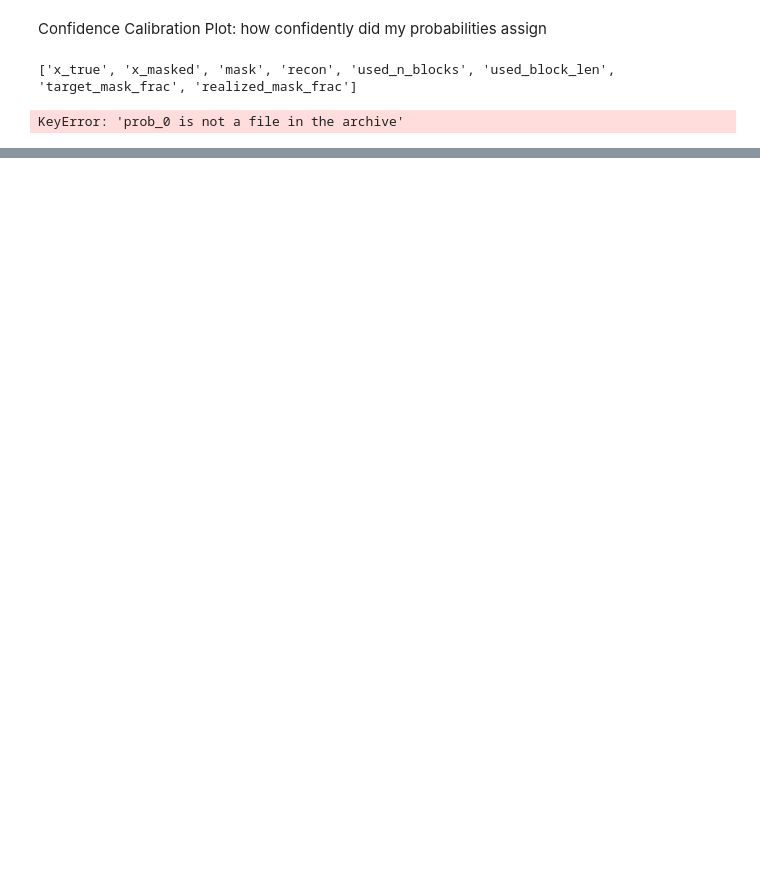
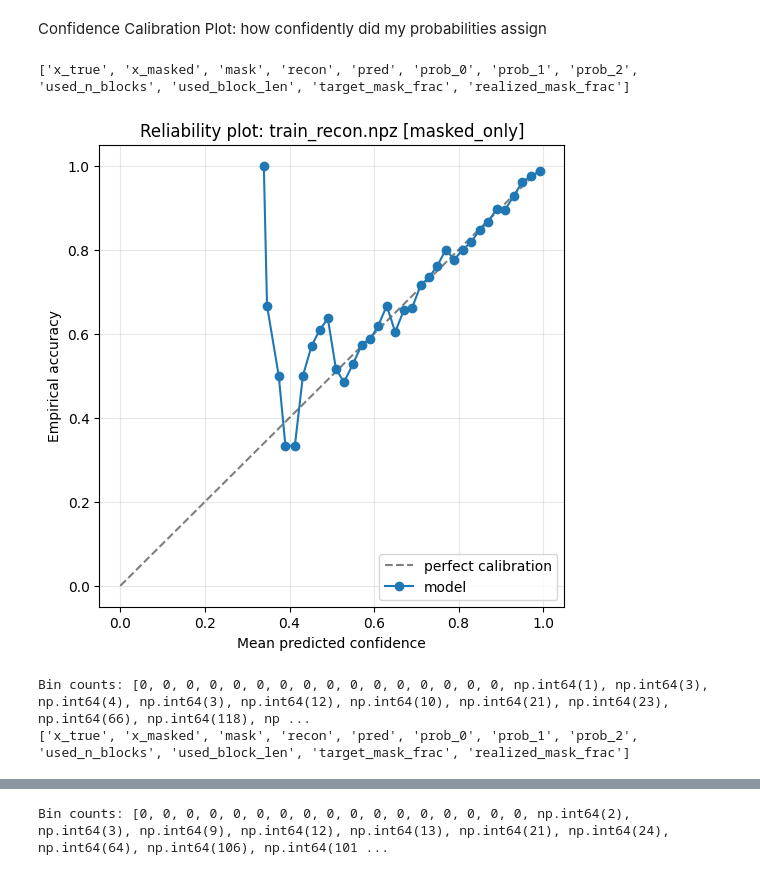
Before and after one commit to ak1376/PRS_Portability, a Jupyter notebook: notebooks/inspecting_VAE_results.ipynb, the cells around one changed output, grey strips where cells are left out. Saved outputs shown, nothing was run; the diff lists cells and outputs as text; code cells hidden in the pictures; blank space fills up the shorter version.

```diff
--- a/notebooks/inspecting_VAE_results.ipynb
+++ b/notebooks/inspecting_VAE_results.ipynb
@@ -405,7 +409,14 @@ def plot_confidence_reliability(npz_path, where="masked_only", n_bins=10):
 
     print("Bin counts:", bin_count)
 # %%
-plot_confidence_reliability(p, where="masked_only", n_bins=10)
+# Training
+plot_confidence_reliability(p, where="masked_only", n_bins=50)
+
+# Validation
+p_val = Path("/sietch_colab/akapoor/PRS_Portability/experiments/IM_symmetric/vae/default/0/rep0/recon/val_recon.npz")
+plot_confidence_reliability(p_val, where="masked_only", n_bins=50)
 # %% [output]
-['x_true', 'x_masked', 'mask', 'recon', 'used_n_blocks', 'used_block_len', 'target_mask_frac', 'realized_mask_frac']
+['x_true', 'x_masked', 'mask', 'recon', 'pred', 'prob_0', 'prob_1', 'prob_2', 'used_n_blocks', 'used_block_len', 'target_mask_frac', 'realized_mask_frac']
+[figure, added]
-KeyError: 'prob_0 is not a file in the archive'
+Bin counts: [0, 0, 0, 0, 0, 0, 0, 0, 0, 0, 0, 0, 0, 0, 0, 0, np.int64(1), np.int64(3), np.int64(4), np.int64(3), np.int64(12), np.int64(10), np.int64(21), np.int64(23), np.int64(66), np.int64(118), np ...
+['x_true', 'x_masked', 'mask', 'recon', 'pred', 'prob_0', 'prob_1', 'prob_2', 'used_n_blocks', 'used_block_len', 'target_mask_frac', 'realized_mask_frac']
@@ -412,3 +424,4 @@ KeyError: 'prob_0 is not a file in the archive'
+Bin counts: [0, 0, 0, 0, 0, 0, 0, 0, 0, 0, 0, 0, 0, 0, 0, 0, 0, np.int64(2), np.int64(3), np.int64(9), np.int64(12), np.int64(13), np.int64(21), np.int64(24), np.int64(64), np.int64(106), np.int64(101 ...
 # %%
 import re
 from pathlib import Path
```
Also changed, not shown: parts of 3 cells of this notebook, 2 other files.
